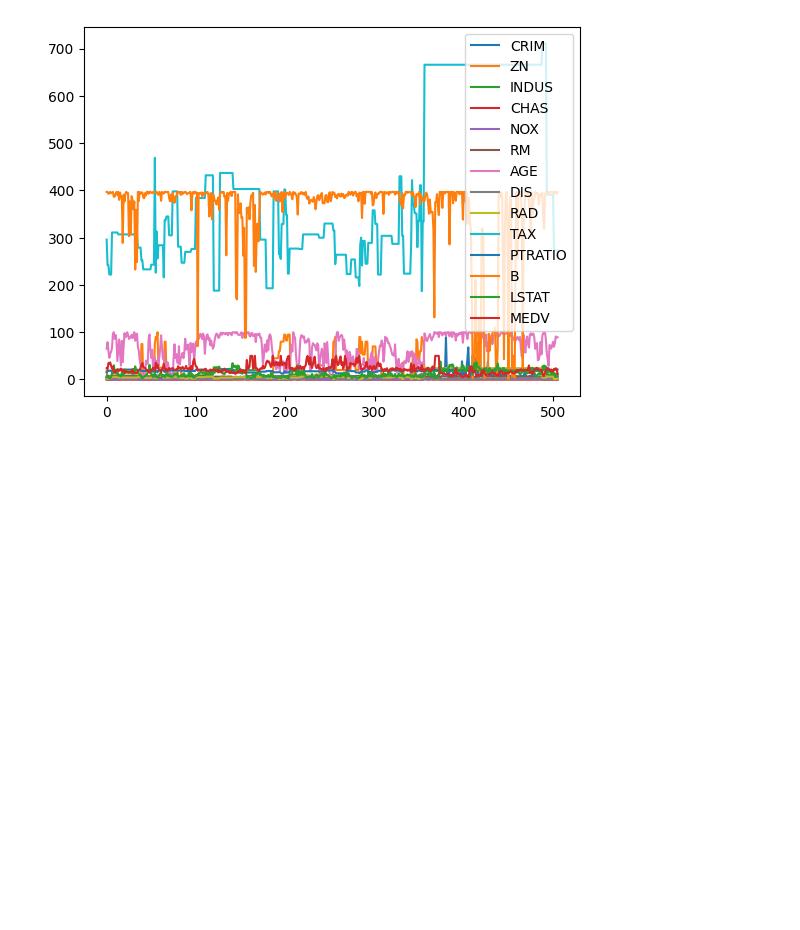
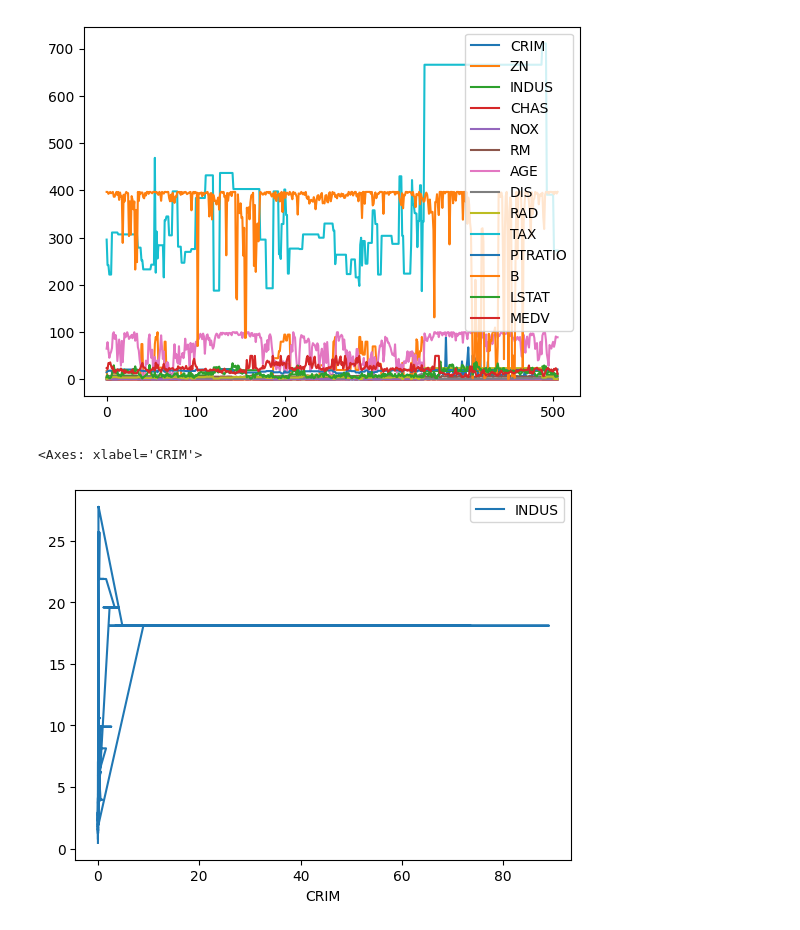
Before and after one commit to EnoughRook2/Imaads_random_python_programs, a Jupyter notebook: boston_reading_test.ipynb, the cells around one changed output. Saved outputs shown, nothing was run; the diff lists cells and outputs as text; code cells hidden in the pictures; blank space fills up the shorter version.

```diff
--- a/boston_reading_test.ipynb
+++ b/boston_reading_test.ipynb
@@ -243,3 +243,8 @@ df.ffill().plot()
 <Axes: >
 [figure]
 [figure]
+# %%
+df.plot('CRIM','INDUS')
+# %% [output]
+<Axes: xlabel='CRIM'>
+[figure, added]
```
Also changed, not shown: parts of 1 cell of this notebook, 7 other files.
